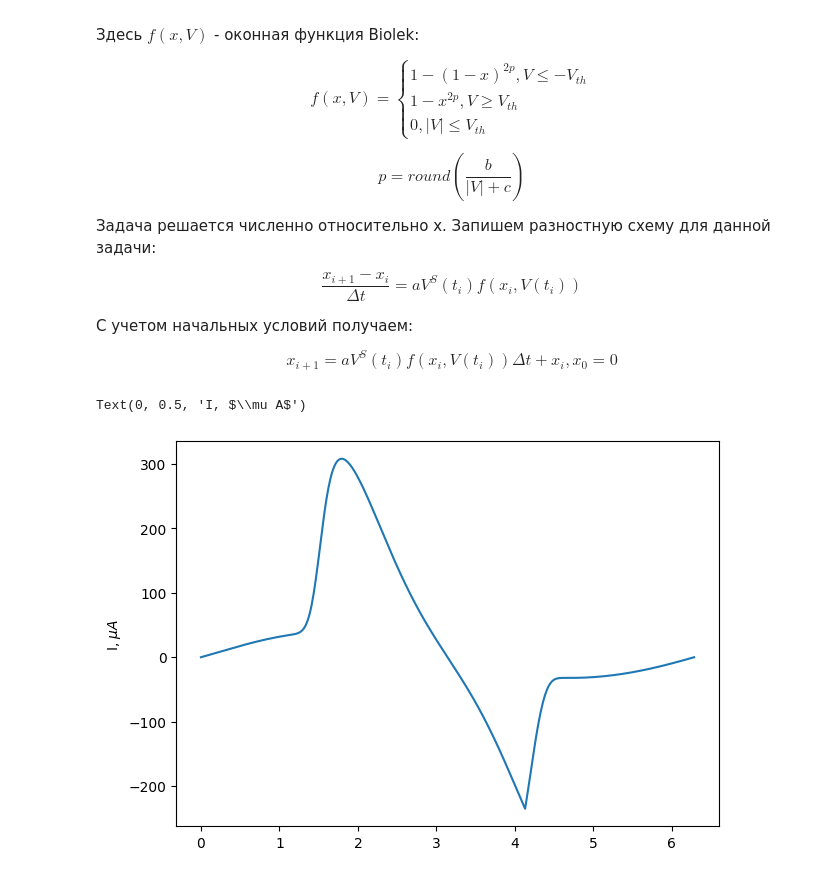
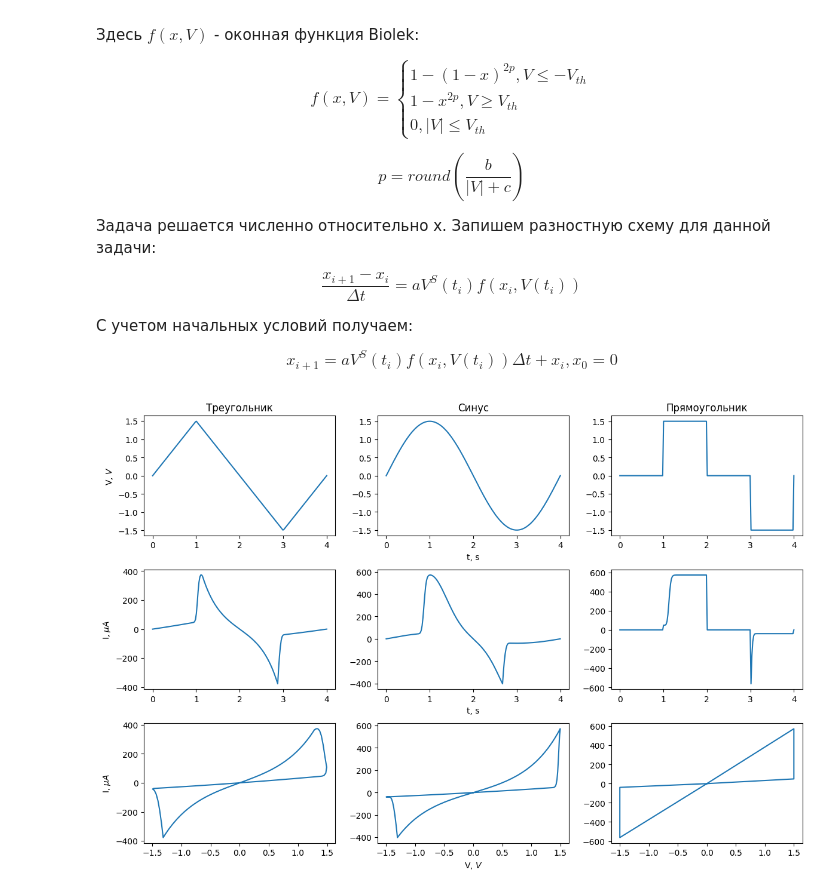
Before and after one commit to OneMoreGate/Memristor_modeling, a Jupyter notebook: main.ipynb, the cells around one changed output. Cells and saved outputs as stored; diff of their text form; code cells hidden in the pictures.

Commit message:
wafe_form

```diff
--- a/main.ipynb
+++ b/main.ipynb
@@ -35,12 +35,3 @@ $$
 $$
 x_{i+1} = a V^S(t_i) f(x_i, V(t_i)) \Delta t + x_i, x_0 = 0
 $$
-# %%
-class signhal:
-
-    amplitude: float
-    n_periods: float
-    shift: float
-
-    def sine_wave(time_array, amplitude = 1.0, n_periods = 1.0, shift = 0):
-        return amplitude * np.sin((time_array - shift) * n_periods)
@@ -47,5 +77,5 @@ class signhal:
 # %%
-V_th = 1
+V_th = 1.3
 a = 1
 b= 15
 c = 2
@@ -80,16 +110,44 @@ def x_calc(time_array, Voltage):
 def current_calc(time_array, Voltage):
     x = x_calc(time_array, Voltage)
     return x ** n * beta * np.sinh(alpha_m * Voltage) + xi * (np.exp(gamma * Voltage) - 1)
-# %%
-t = np.linspace(0, 2 * np.pi, 500)
-V = voltage(t, amplitude= 1.2, n_periods=1)
-I = current_calc(t,V)
-
-
-fig, ax = plt.subplots(figsize = [7, 5])
-ax.plot(t, (I)* 1000000)
-ax.set_ylabel(r'I, $\mu A$')
-#ax.set_xlabel(r'V, $V$')
-# %% [output]
-Text(0, 0.5, 'I, $\\mu A$')
-[figure, removed]
+# %%
+t = np.linspace(0,4,200)
+
+fig, ax = plt.subplots(ncols = 3, nrows = 3, figsize = [12, 8])
+fig.tight_layout(pad=2)
+#plt.suptitle(r'Зависимость $I$ и $V$ от формы поданного напряжения')
+
+V = signhal.triangle(t, 1.5)
+I = current_calc(t,V)
+ax[0,0].plot(t,V)
+ax[1,0].plot(t,I* 1000000)
+ax[2,0].plot(V, (I)* 1000000)
+
+
+V = signhal.sine_wave(t, 1.5)
+I = current_calc(t,V)
+ax[0,1].plot(t,V)
+ax[1,1].plot(t,I * 1000000)
+ax[2,1].plot(V, (I)* 1000000)
+
+V = signhal.bipolar_rectangle(t, duty_cycle= 0.25, positive_amplitude=1.5, negative_amplitude= -1.5)
+I = current_calc(t,V)
+ax[0,2].plot(t,V)
+ax[1,2].plot(t,I * 1000000)
+ax[2,2].plot(V, (I)* 1000000)
+
+ax[0,0].set_title('Треугольник')
+ax[0,1].set_title('Синус')
+ax[0,2].set_title('Прямоугольник')
+
+ax[2,0].set_ylabel(r'I, $\mu A$')
+ax[1,0].set_ylabel(r'I, $\mu A$')
+ax[0,0].set_ylabel(r'V, $V$')
+
+ax[2,1].set_xlabel(r'V, $V$')
+ax[1,1].set_xlabel(r't, s')
+ax[0,1].set_xlabel(r't, s')
+
+#plt.savefig('wave_form_dependence.png', dpi = 300, bbox_inches = 'tight')
+# %% [output]
+[figure, added]
```
Also changed, not shown: parts of 1 cell of this notebook, 3 other files.
